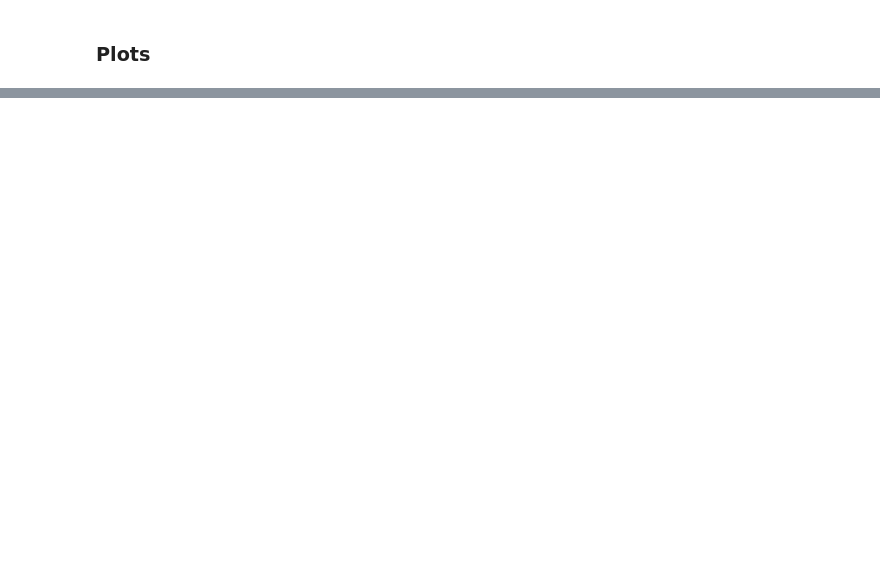
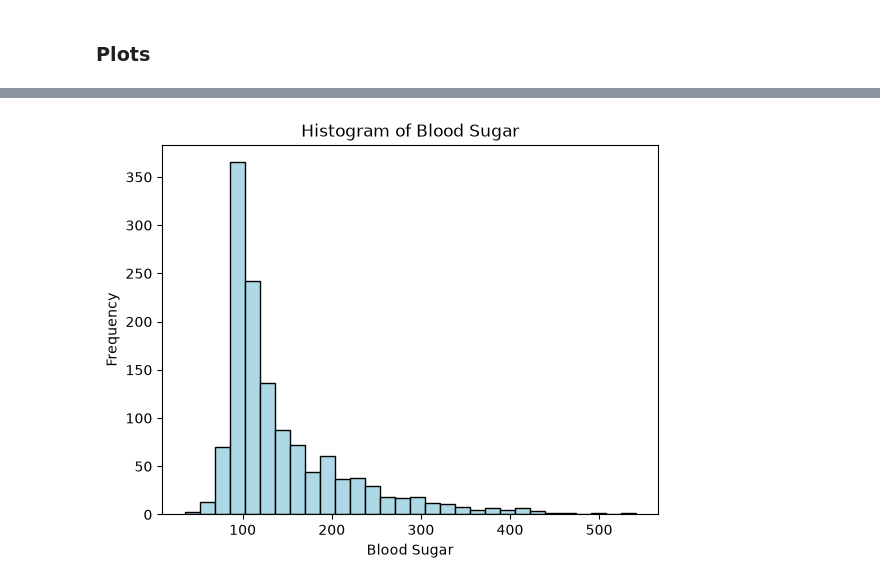
Before and after one commit to erenunalll/heart-attack-prediction, a Jupyter notebook: notebooks/eda.ipynb, the cells around one changed output, grey strips where cells are left out. Drawn from its saved outputs; the diff is of its cells as text; code cells hidden in the pictures; blank space fills up the shorter version.

```diff
--- a/notebooks/eda.ipynb
+++ b/notebooks/eda.ipynb
@@ -46,0 +101,9 @@ for col in df.select_dtypes(include="number").columns:
+# %%
+plt.hist(df["Blood sugar"], edgecolor="black", color="lightblue", bins=30)
+plt.xlabel("Blood Sugar")
+plt.ylabel("Frequency")
+plt.title("Histogram of Blood Sugar")
+plt.savefig("../plots/blood_sugar_hist.png")
+plt.show()
+# %% [output]
+[figure, added]
```
Also changed, not shown: parts of 7 cells of this notebook, 8 other files.
